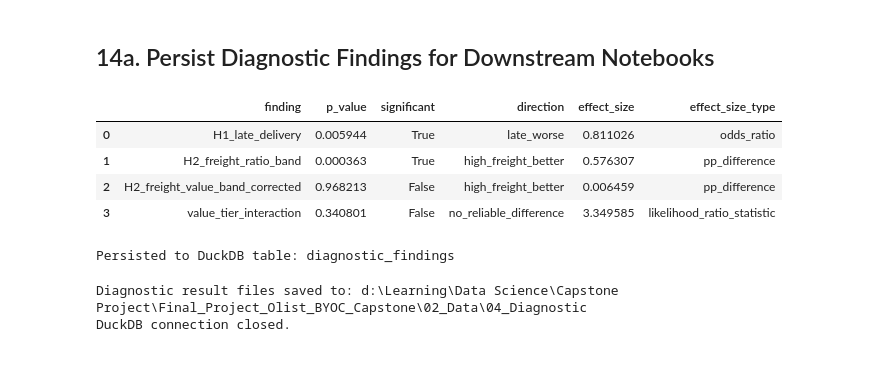
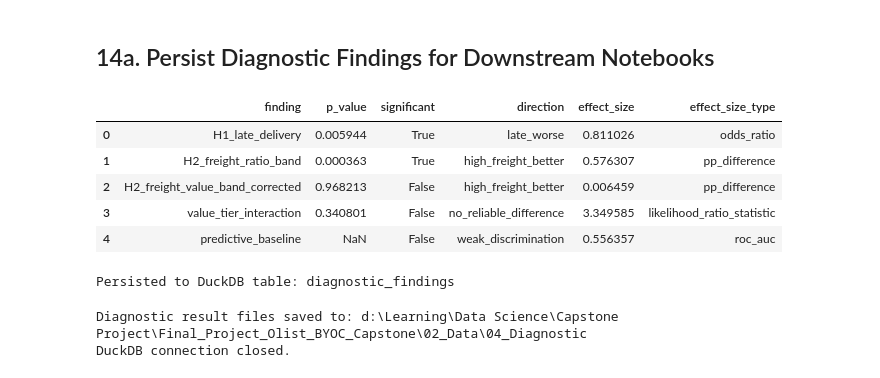
Before and after one commit to barora1/Olist_BYOC_Capstone_Brijesh_Arora, a Jupyter notebook: 03_Notebooks/04_Diagnostic_Analysis.ipynb, the cells around one changed output. Drawn from its saved outputs; the diff is of its cells as text; code cells hidden in the pictures.

```diff
--- a/03_Notebooks/04_Diagnostic_Analysis.ipynb
+++ b/03_Notebooks/04_Diagnostic_Analysis.ipynb
@@ -26,6 +26,7 @@ Open the DuckDB database used by the analytical workflow.
 The database is expected under `04_DuckDB`.
 # %%
 from pathlib import Path
+import sys
 import duckdb
 import pandas as pd
 import numpy as np
@@ -35,7 +36,11 @@ from statsmodels.stats.proportion import proportions_ztest, proportion_confint
 import statsmodels.api as sm
 
 PROJECT_ROOT = Path.cwd().parent
-DUCKDB_PATH = PROJECT_ROOT / "04_DuckDB" / "olist_capstone.duckdb"
+sys.path.append(str(PROJECT_ROOT))
+
+from src.config import get_duckdb_path
+
+DUCKDB_PATH = get_duckdb_path()
 OUTPUT_DIR = PROJECT_ROOT / "02_Data" / "04_Diagnostic"
 OUTPUT_DIR.mkdir(parents=True, exist_ok=True)
 
@@ -1182,32 +1418,41 @@ diagnostic_findings = pd.DataFrame([
         "direction": (
             "high_freight_worse"
             if h2_band_comparison.iloc[1]["difference_high_minus_low_pp"] < 0
             else "high_freight_better"
         ),
         "effect_size": float(h2_band_comparison.iloc[1]["difference_high_minus_low_pp"]),
         "effect_size_type": "pp_difference",
     },
     {
         "finding": "value_tier_interaction",
         "p_value": float(lr_p_value),
         "significant": bool(lr_p_value < 0.05),
         "direction": "differs_by_tier" if lr_p_value < 0.05 else "no_reliable_difference",
         "effect_size": float(lr_stat),
         "effect_size_type": "likelihood_ratio_statistic",
     },
+    {
+        "finding": "predictive_baseline",
+        "p_value": None,
+        "significant": bool(test_roc_auc >= 0.60),
+        "direction": "weak_discrimination" if test_roc_auc < 0.60 else "modest_discrimination",
+        "effect_size": float(test_roc_auc),
+        "effect_size_type": "roc_auc",
+    },
 ])
 
 con.register("diagnostic_findings_df", diagnostic_findings)
 con.execute("CREATE OR REPLACE TABLE diagnostic_findings AS SELECT * FROM diagnostic_findings_df")
 con.unregister("diagnostic_findings_df")
 
 display(diagnostic_findings)
 print("\nPersisted to DuckDB table: diagnostic_findings")
 # %% [output]
 |  | finding | p_value | significant | direction | effect_size | effect_size_type |
 | 0 | H1_late_delivery | 0.005944 | True | late_worse | 0.811026 | odds_ratio |
 | 1 | H2_freight_ratio_band | 0.000363 | True | high_freight_better | 0.576307 | pp_difference |
 | 2 | H2_freight_value_band_corrected | 0.968213 | False | high_freight_better | 0.006459 | pp_difference |
 | 3 | value_tier_interaction | 0.340801 | False | no_reliable_difference | 3.349585 | likelihood_ratio_statistic |
+| 4 | predictive_baseline | NaN | False | weak_discrimination | 0.556357 | roc_auc |
 Persisted to DuckDB table: diagnostic_findings
 # %%
```
Also changed, not shown: parts of 14 cells of this notebook, 38 other files.
